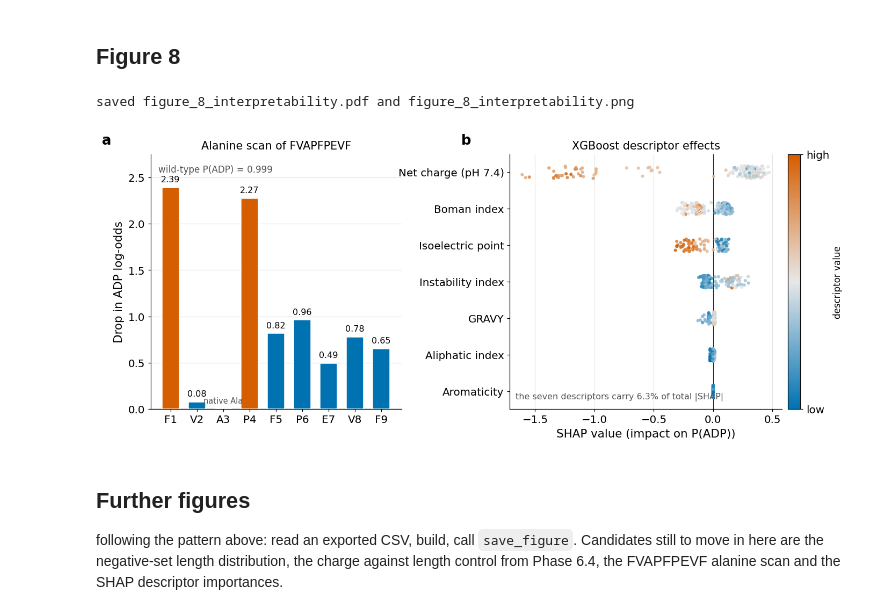
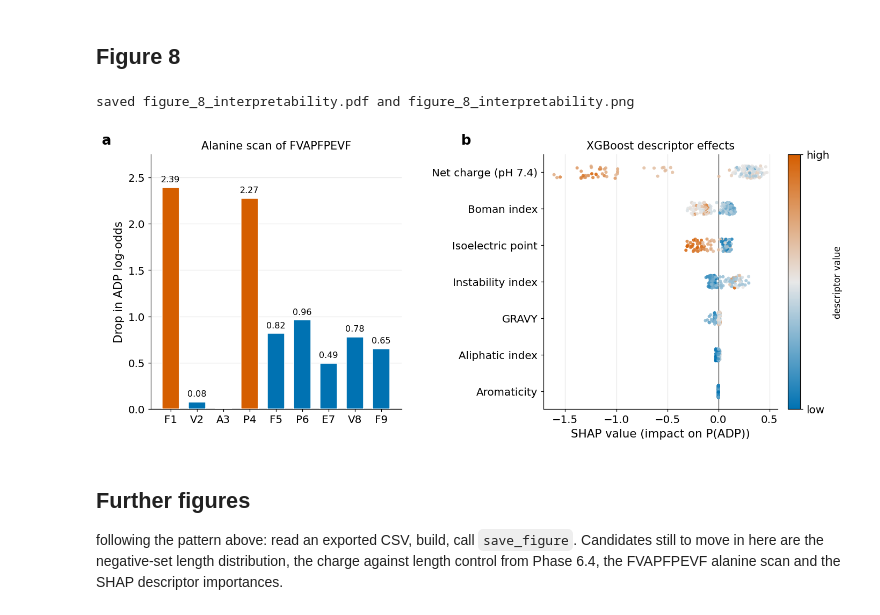
Before and after one commit to om-894/antidiabetic-peptide-classifier, a Jupyter notebook: figures.ipynb, the cells around one changed output. Saved outputs shown, nothing was run; the diff lists cells and outputs as text; code cells hidden in the pictures.

Commit message:
saved shap and alanine figures

```diff
--- a/figures.ipynb
+++ b/figures.ipynb
@@ -324,40 +324,44 @@ ax.set_title("Alanine scan of FVAPFPEVF", fontsize=13.5)
 for r in a.itertuples():
     if r.delta_logodds > 0.05:
         ax.text(r.position - 1, r.delta_logodds + 0.06, f"{r.delta_logodds:.2f}",
                 ha="center", fontsize=10.5)
-ax.annotate(f"wild-type P(ADP) = {wt:.3f}", xy=(0.03, 0.93), xycoords="axes fraction",
-            fontsize=11, color="#555555")
-ax.text(2, 0.06, "native Ala", ha="center", fontsize=9.5, color="#555555")
 
 # beeswarm drawn by hand so it uses the notebook palette rather than shap's default
 rng = np.random.default_rng(42)
 for row, j in enumerate(order):
     v, s = val[:, j], sv[:, j]
     spread = np.ptp(v)
     bx.scatter(s, row + rng.uniform(-0.17, 0.17, len(s)),
                c=(v - v.min()) / (spread if spread else 1), cmap=CMAP,
                s=16, edgecolor="none", alpha=0.85, vmin=0, vmax=1, zorder=3)
 bx.axvline(0, color="#222222", lw=0.8, zorder=2)
 bx.set_yticks(range(len(order)), [PRETTY[names[j]] for j in order])
 bx.grid(axis="y", visible=False)
 bx.set_xlabel("SHAP value (impact on P(ADP))")
 bx.set_title("XGBoost descriptor effects", fontsize=13.5)
-bx.annotate(f"the seven descriptors carry {share:.1%} of total |SHAP|",
-            xy=(0.02, 0.04), xycoords="axes fraction", fontsize=10.5, color="#555555")
 sm = plt.cm.ScalarMappable(cmap=CMAP); sm.set_array([])
-cb = fig.colorbar(sm, ax=bx, pad=0.02, fraction=0.045, ticks=[0, 1])
+
+# colorbar for the SHAP beeswarm, with ticks at the ends of the colormap
+cb = fig.colorbar(sm, ax=bx, pad=0.15, fraction=0.045, ticks=[0, 1])
+cb.ax.set_yticklabels(["low", "high"])
+cb.set_label("descriptor value", fontsize=11)
 cb.ax.set_yticklabels(["low", "high"])
 cb.set_label("descriptor value", fontsize=11)
 
 for lab, axis in zip("ab", (ax, bx)):
     p = axis.get_position()
     fig.text(p.x0 - 0.058, p.y1 + 0.03, lab, fontsize=17, fontweight="bold")
 
+# shift bx right by 0.04 in figure coordinates
+shift = 0.04
+p = bx.get_position()
+bx.set_position([p.x0 + shift, p.y0, p.width, p.height])
+
 save_figure(fig, "figure_8_interpretability")
 plt.show()
 # %% [output]
 saved figure_8_interpretability.pdf and figure_8_interpretability.png
-[figure, old version]
+[figure, new version]
 # %% [markdown]
 ## Further figures
 
```
Also changed, not shown: 6 other files.
